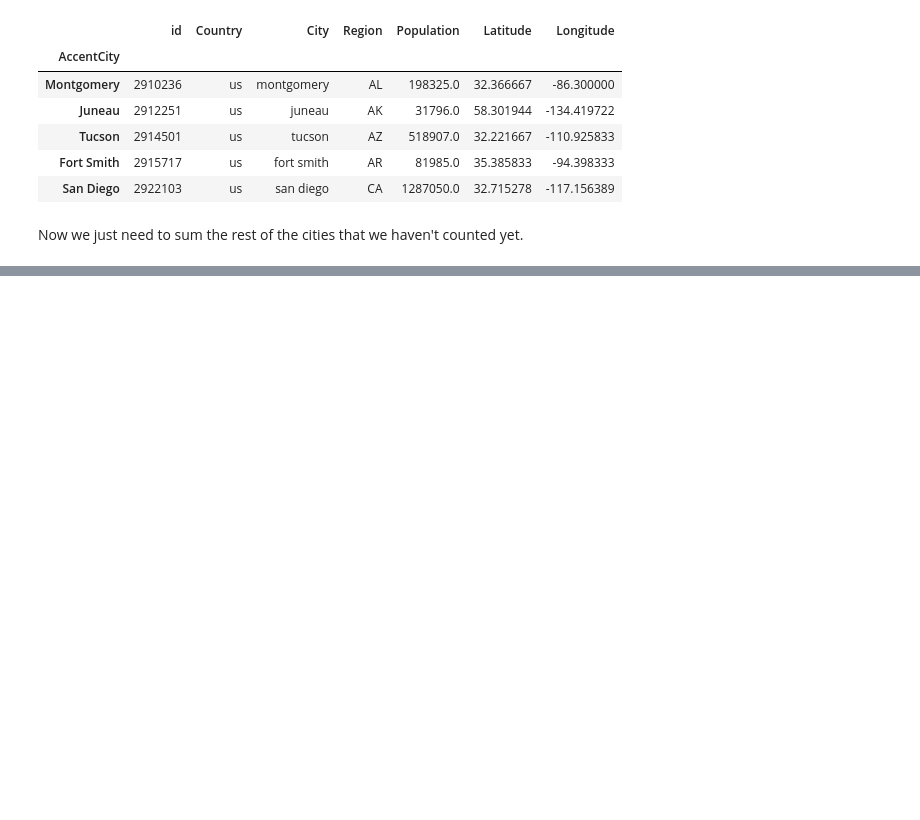
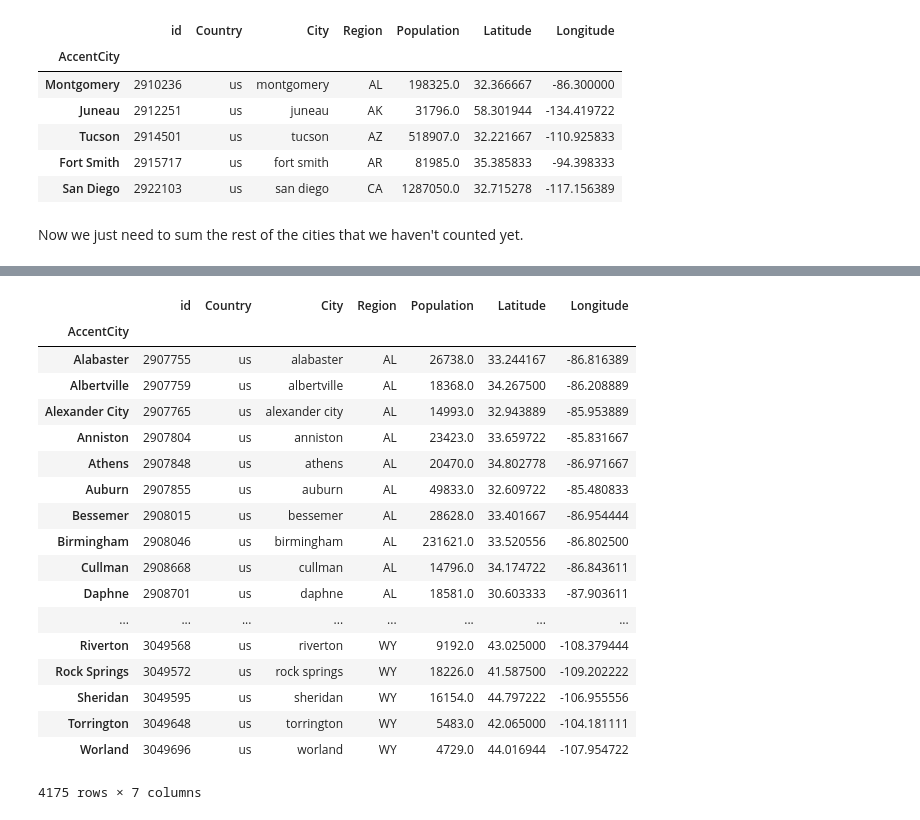
Before and after one commit to dovinmu/python-viz-notebooks, a Jupyter notebook: stacked_bar_chart.ipynb, the cells around one changed output, grey strips where cells are left out. Saved outputs shown, nothing was run; the diff lists cells and outputs as text; code cells hidden in the pictures; blank space fills up the shorter version.

```diff
--- a/stacked_bar_chart.ipynb
+++ b/stacked_bar_chart.ipynb
@@ -82,0 +83,22 @@ plt.show()
+# %%
+df
+# %% [output]
+|  | id | Country | City | Region | Population | Latitude | Longitude |
+| AccentCity |  |  |  |  |  |  |  |
+| Alabaster | 2907755 | us | alabaster | AL | 26738.0 | 33.244167 | -86.816389 |
+| Albertville | 2907759 | us | albertville | AL | 18368.0 | 34.267500 | -86.208889 |
+| Alexander City | 2907765 | us | alexander city | AL | 14993.0 | 32.943889 | -85.953889 |
+| Anniston | 2907804 | us | anniston | AL | 23423.0 | 33.659722 | -85.831667 |
+| Athens | 2907848 | us | athens | AL | 20470.0 | 34.802778 | -86.971667 |
+| Auburn | 2907855 | us | auburn | AL | 49833.0 | 32.609722 | -85.480833 |
+| Bessemer | 2908015 | us | bessemer | AL | 28628.0 | 33.401667 | -86.954444 |
+| Birmingham | 2908046 | us | birmingham | AL | 231621.0 | 33.520556 | -86.802500 |
+| Cullman | 2908668 | us | cullman | AL | 14796.0 | 34.174722 | -86.843611 |
+| Daphne | 2908701 | us | daphne | AL | 18581.0 | 30.603333 | -87.903611 |
+| ... | ... | ... | ... | ... | ... | ... | ... |
+| Riverton | 3049568 | us | riverton | WY | 9192.0 | 43.025000 | -108.379444 |
+| Rock Springs | 3049572 | us | rock springs | WY | 18226.0 | 41.587500 | -109.202222 |
+| Sheridan | 3049595 | us | sheridan | WY | 16154.0 | 44.797222 | -106.955556 |
+| Torrington | 3049648 | us | torrington | WY | 5483.0 | 42.065000 | -104.181111 |
+| Worland | 3049696 | us | worland | WY | 4729.0 | 44.016944 | -107.954722 |
+4175 rows × 7 columns
```
Also changed, not shown: parts of 1 cell of this notebook, 1 other file.
